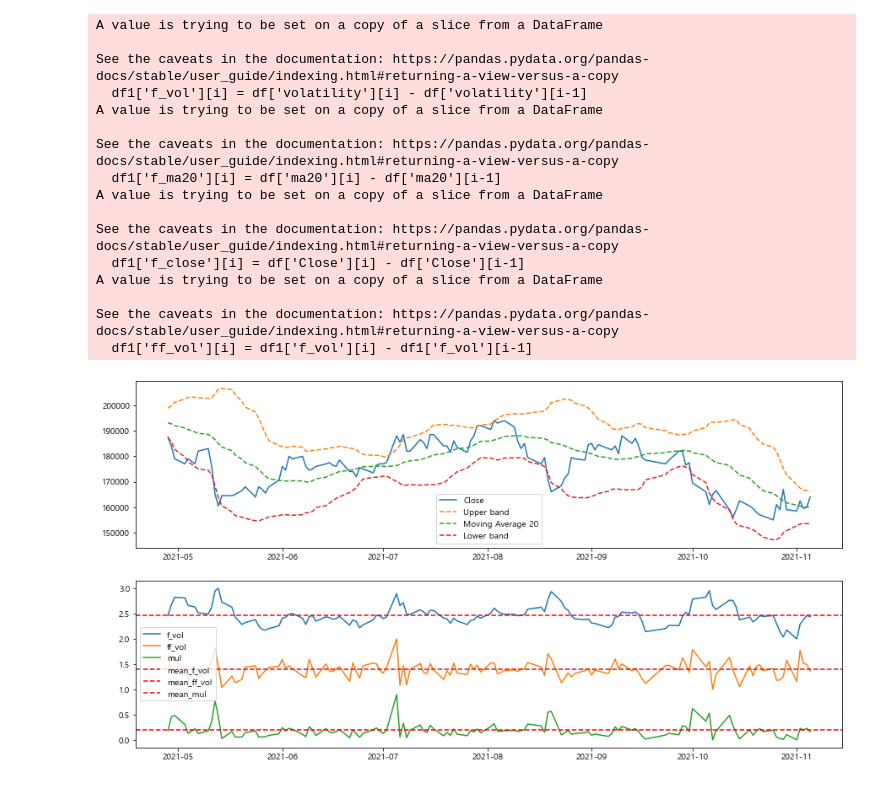
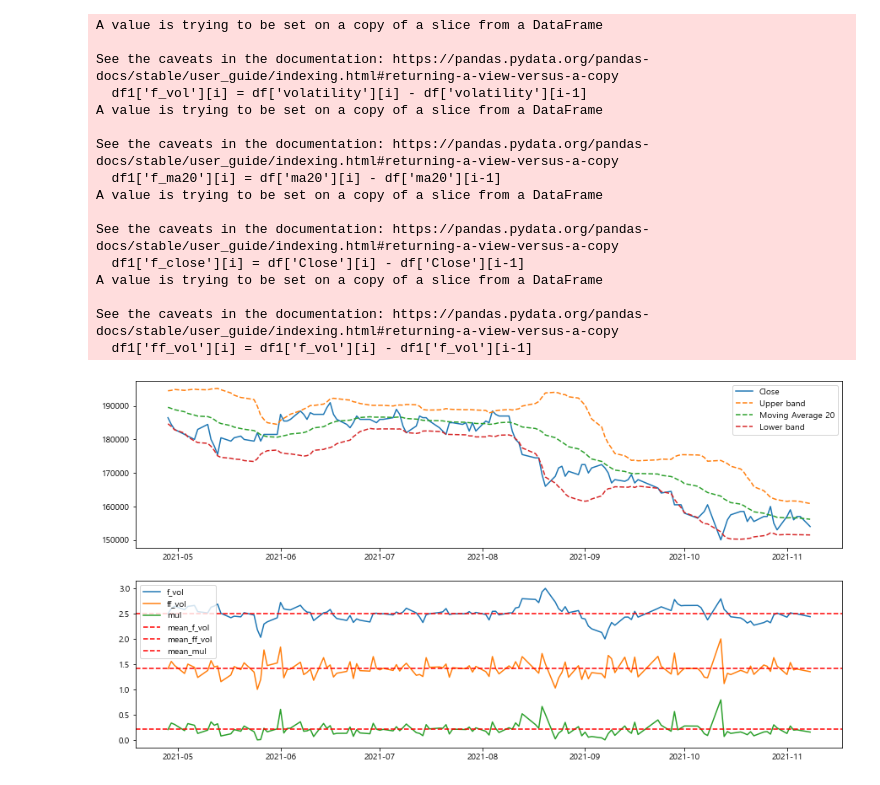
Before and after one commit to ghdakrk/Study_quant, a Jupyter notebook: 2.predict_model.ipynb, the cells around one changed output. Drawn from its saved outputs; the diff is of its cells as text; code cells hidden in the pictures.

```diff
--- a/2.predict_model.ipynb
+++ b/2.predict_model.ipynb
@@ -14,9 +14,9 @@ matplotlib.rcParams['axes.unicode_minus'] = False
 stock_list = pd.DataFrame({'종목코드':stock.get_market_ticker_list(market="ALL")})
 stock_list['종목명'] = stock_list['종목코드'].map(lambda x: stock.get_market_ticker_name(x))
 # %%
-name = '삼성전기'
+name = '삼성에스디에스'
 fromdate = str(20210401)
-todate = str(20211107)
+todate = str(20211108)
 
 ticker = stock_list.loc[stock_list['종목명']==name, '종목코드']
 df = stock.get_market_ohlcv_by_date(fromdate=fromdate, todate=todate, ticker=ticker)
@@ -55,31 +55,31 @@ ax[0].plot(df.index, df['Close'], label='Close')
 ax[0].plot(df.index, df['upper'], linestyle='dashed', label='Upper band')
 ax[0].plot(df.index, df['ma20'], linestyle='dashed', label='Moving Average 20')
 ax[0].plot(df.index, df['lower'], linestyle='dashed', label='Lower band')
 ax[0].legend(loc='best');
 
 ax[1].plot(df2['f_vol']+2)
 ax[1].plot(df2['ff_vol']+1)
 ax[1].plot(df2['f_vol']*df2['ff_vol'])
 ax[1].axhline(df2['f_vol'].mean()+2, color='red', linestyle='--')
 ax[1].axhline(df2['ff_vol'].mean()+1, color='red', linestyle='--')
 ax[1].axhline((df2['ff_vol']*df2['f_vol']).mean(), color='red', linestyle='--')
 ax[1].legend([ 'f_vol', 'ff_vol', 'mul', 'mean_f_vol', 'mean_ff_vol', 'mean_mul',])
 plt.show()
 # %% [output]
 A value is trying to be set on a copy of a slice from a DataFrame
 
 See the caveats in the documentation: https://pandas.pydata.org/pandas-docs/stable/user_guide/indexing.html#returning-a-view-versus-a-copy
   df1['f_vol'][i] = df['volatility'][i] - df['volatility'][i-1]
 A value is trying to be set on a copy of a slice from a DataFrame
 
 See the caveats in the documentation: https://pandas.pydata.org/pandas-docs/stable/user_guide/indexing.html#returning-a-view-versus-a-copy
   df1['f_ma20'][i] = df['ma20'][i] - df['ma20'][i-1]
 A value is trying to be set on a copy of a slice from a DataFrame
 
 See the caveats in the documentation: https://pandas.pydata.org/pandas-docs/stable/user_guide/indexing.html#returning-a-view-versus-a-copy
   df1['f_close'][i] = df['Close'][i] - df['Close'][i-1]
 A value is trying to be set on a copy of a slice from a DataFrame
 
 See the caveats in the documentation: https://pandas.pydata.org/pandas-docs/stable/user_guide/indexing.html#returning-a-view-versus-a-copy
   df1['ff_vol'][i] = df1['f_vol'][i] - df1['f_vol'][i-1]
-[figure, old version]
+[figure, new version]
```
Also changed, not shown: 1 other file.
